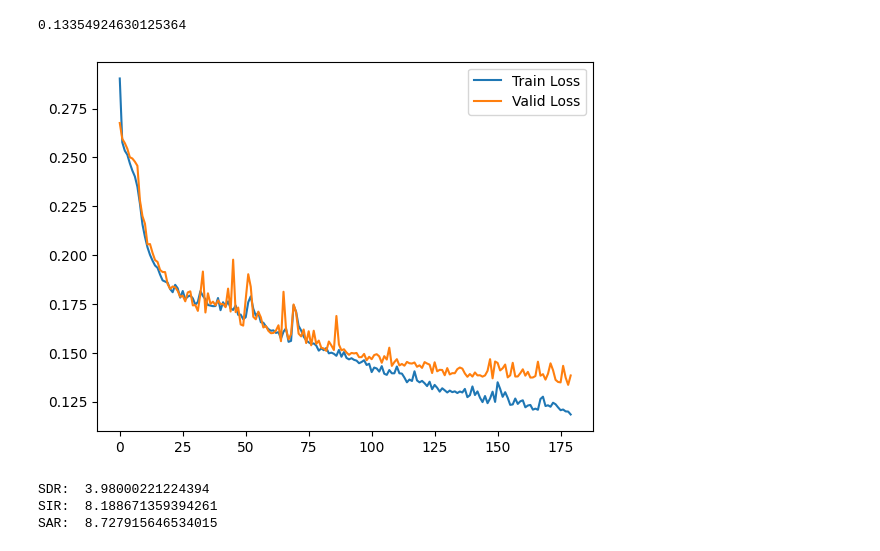
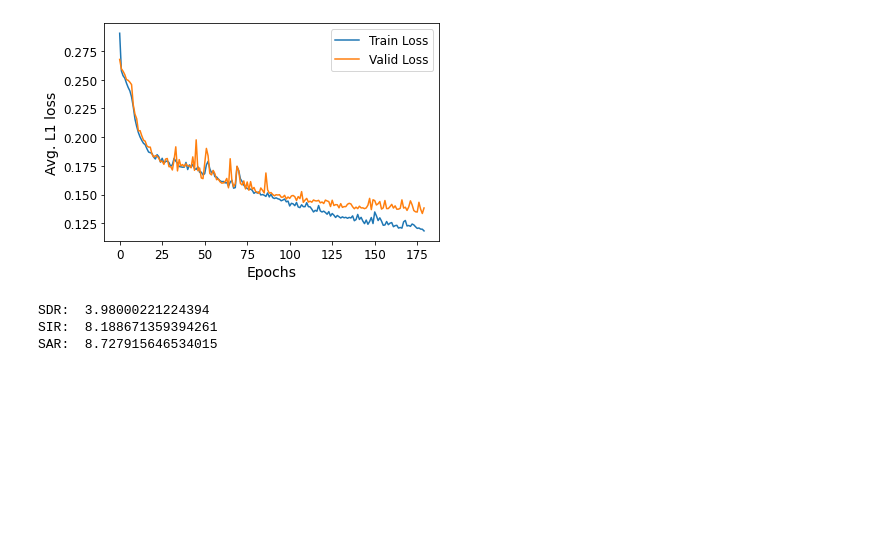
Before and after one commit to stefanengelmann/DeepLearningProject2022, a Jupyter notebook: main.ipynb, the cells around one changed output. Cells and saved outputs as stored; diff of their text form; code cells hidden in the pictures; blank space fills up the shorter version.

```diff
--- a/main.ipynb
+++ b/main.ipynb
@@ -8,3 +1,22 @@ import math
+# %%
+#Importing packages:
+import matplotlib.pyplot as plt
+import numpy as np
+import json
+import IPython
+import math
+
+SMALL_SIZE = 12
+MEDIUM_SIZE = 14
+BIGGER_SIZE = 16
+
+plt.rc('font', size=SMALL_SIZE)          # controls default text sizes
+plt.rc('axes', titlesize=MEDIUM_SIZE)    # fontsize of the axes title
+plt.rc('axes', labelsize=MEDIUM_SIZE)    # fontsize of the x and y labels
+plt.rc('xtick', labelsize=SMALL_SIZE)    # fontsize of the tick labels
+plt.rc('ytick', labelsize=SMALL_SIZE)    # fontsize of the tick labels
+plt.rc('legend', fontsize=SMALL_SIZE)    # legend fontsize
+plt.rc('figure', titlesize=BIGGER_SIZE)  # fontsize of the figure title
 # %%
 #Loading data from log file:
 file = open("logs/final_log.json")
@@ -14,18 +26,18 @@ train_array = []
 for i in range(len(data)):
     valid_array.append(data[i]["valid"])
     train_array.append(data[i]["train"])
-print(min(valid_array))
-# %% [output]
-0.13354924630125364
 # %%
 plt.figure()
 x_range = np.arange(0,len(valid_array))
 plt.plot(x_range,train_array)
 plt.plot(x_range,valid_array)
+plt.xlabel("Epochs")
+plt.ylabel("Avg. L1 loss")
 plt.legend(("Train Loss", "Valid Loss"))
+plt.savefig("loss_graph.pdf", format="pdf", bbox_inches="tight")
 plt.show()
 # %% [output]
-[figure, old version]
+[figure, new version]
 # %%
 #Testing model with test dataset
 !python3 extractData.py
```
Also changed, not shown: parts of 1 cell of this notebook, 1 other file.
